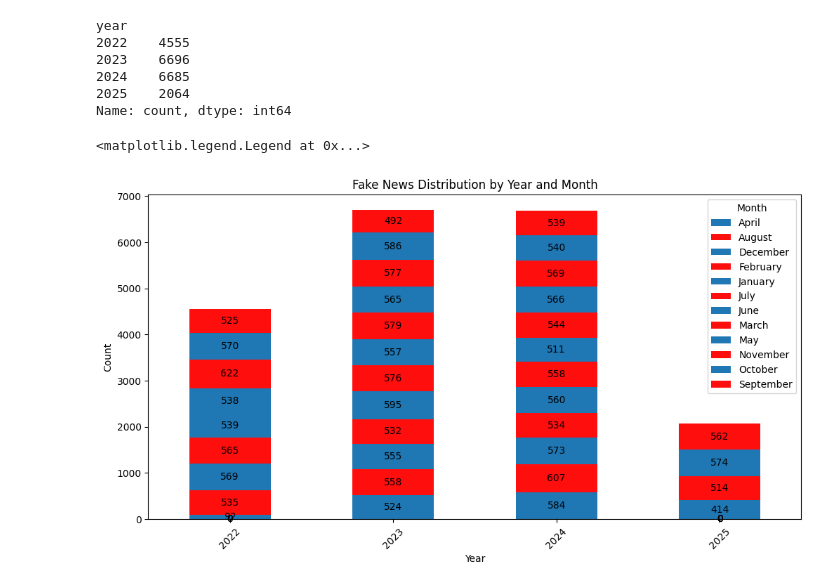
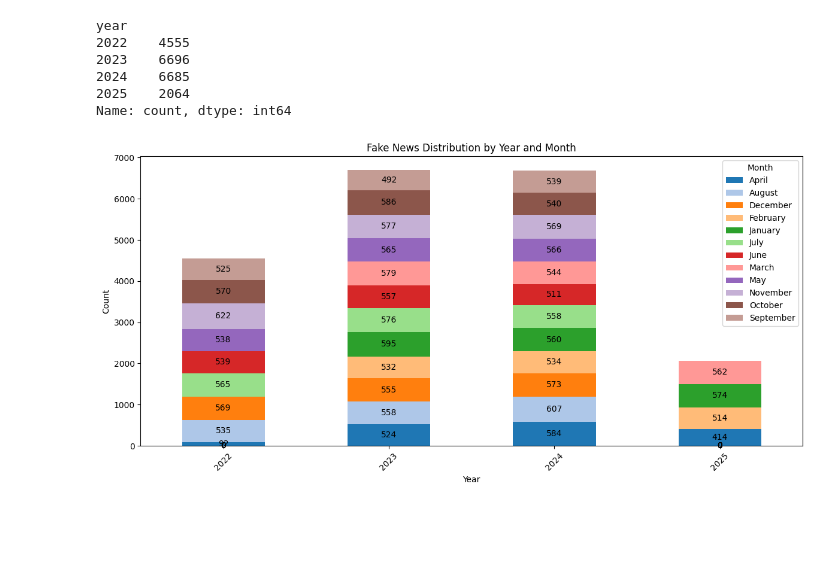
Before and after one commit to Prince-Favour12/Fake-New-Detection, a Jupyter notebook: notebook/evaluation.ipynb, the cells around one changed output. Cells and saved outputs as stored; diff of their text form; code cells hidden in the pictures; blank space fills up the shorter version.

```diff
--- a/notebook/evaluation.ipynb
+++ b/notebook/evaluation.ipynb
@@ -93,14 +93,25 @@ df.head()
 # %%
 import matplotlib.pyplot as plt
 # %%
-d = df.groupby(['source', 'label']).size().unstack(fill_value=0).plot(kind='bar',stacked=True, figsize=(10, 6), color=['#1f77b4', "#ff0e0e"])
+colors = ['#1f77b4', '#ff7f0e']
+
+d = df.groupby(['source', 'label']).size().unstack(fill_value=0).plot(
+    kind='bar',
+    stacked=True,
+    figsize=(10, 6),
+    color=colors
+)
+
 plt.title('Source vs Label Distribution')
 plt.xlabel('Source')
 plt.ylabel('Count')
 plt.xticks(rotation=45)
 
-for label in d.containers:
-    d.bar_label(label, label_type='center', fontsize=10, color='black')
+# Add labels on bars
+for container in d.containers:
+    d.bar_label(container, label_type='center', fontsize=10, color='black')
+
 plt.legend(title='Label', loc='upper right')
 plt.tight_layout()
+plt.show()
 # %% [output]
@@ -146,15 +157,28 @@ year
 2025    2064
 Name: count, dtype: int64
 # %%
-# How many fake news are being shared per month and year?
-d = df.groupby(['year', 'month']).size().unstack(fill_value=0).plot(kind='bar', stacked=True, figsize=(12, 6), color=['#1f77b4', "#ff0e0e"])
+import matplotlib.pyplot as plt
+import matplotlib.cm as cm
+
+colors = cm.get_cmap('tab20').colors[:12]
+
+d = df.groupby(['year', 'month']).size().unstack(fill_value=0).plot(
+    kind='bar',
+    stacked=True,
+    figsize=(12, 6),
+    color=colors
+)
+
 plt.title('Fake News Distribution by Year and Month')
 plt.xlabel('Year')
 plt.ylabel('Count')
 plt.xticks(rotation=45)
-for label in d.containers:
-    d.bar_label(label, label_type='center', fontsize=10, color='black')
+
+for container in d.containers:
+    d.bar_label(container, label_type='center', fontsize=10, color='black')
+
 plt.legend(title='Month', loc='upper right')
+plt.tight_layout()
+plt.show()
 # %% [output]
-<matplotlib.legend.Legend at 0x...>
-[figure, old version]
+[figure, new version]
```
Also changed, not shown: parts of 19 cells of this notebook, 9 other files.
